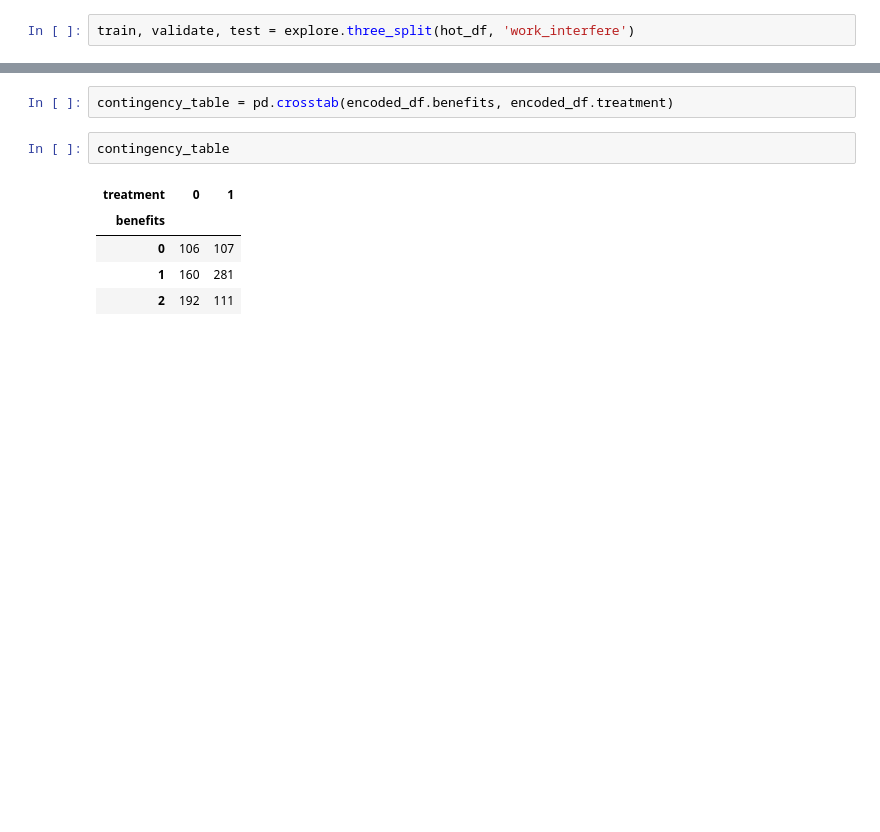
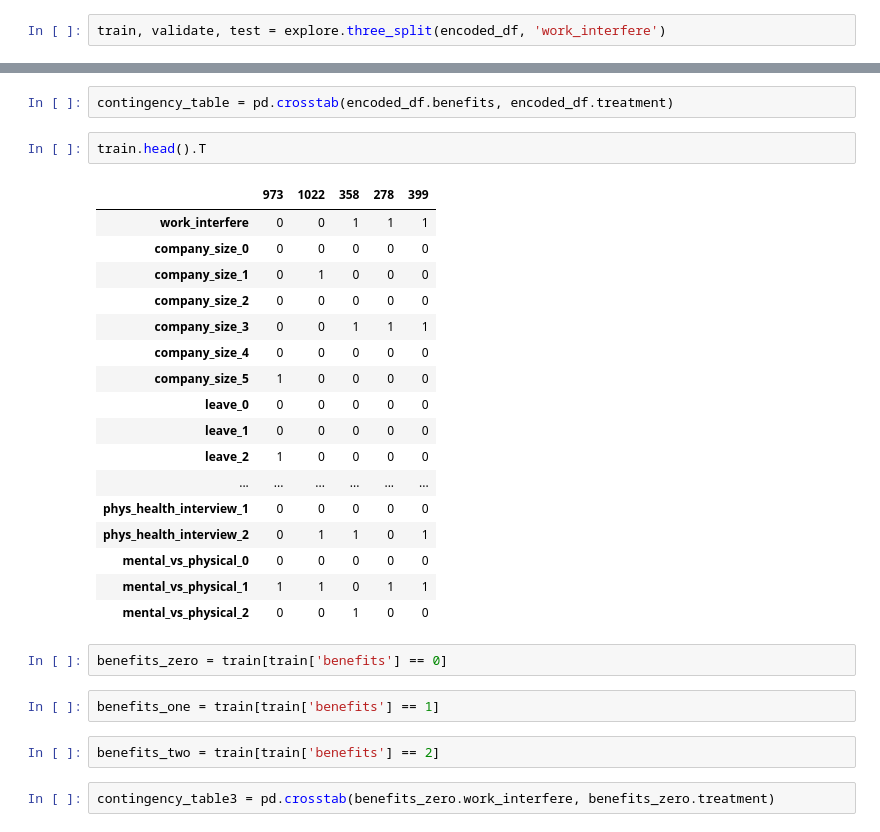
Before and after one commit to Mental-Health-In-Tech/tech-blues-capstone, a Jupyter notebook: Carls_notebook.ipynb, the cells around one changed output, grey strips where cells are left out. Cells and saved outputs as stored; diff of their text form; blank space fills up the shorter version.

```diff
--- a/Carls_notebook.ipynb
+++ b/Carls_notebook.ipynb
@@ -85,7 +85,7 @@ memory usage: 194.4+ KB
 # %%
 hot_df = tyler_explore.one_hot(encoded_df)
 # %%
-train, validate, test = explore.three_split(hot_df, 'work_interfere')
+train, validate, test = explore.three_split(encoded_df, 'work_interfere')
 # %%
 train.shape, validate.shape, test.shape
 # %% [output]
@@ -241,11 +241,31 @@ Does having benefits affect whether or not you seek treatment affect work interf
 - Ha = There is a difference between having benefits and whether or not treatment is sought.
 # %%
 contingency_table = pd.crosstab(encoded_df.benefits, encoded_df.treatment)
-# %%
-contingency_table
-# %% [output]
-| treatment | 0 | 1 |
-| benefits |  |  |
-| 0 | 106 | 107 |
-| 1 | 160 | 281 |
-| 2 | 192 | 111 |
+# %%
+train.head().T
+# %% [output]
+|  | 973 | 1022 | 358 | 278 | 399 |
+| work_interfere | 0 | 0 | 1 | 1 | 1 |
+| company_size_0 | 0 | 0 | 0 | 0 | 0 |
+| company_size_1 | 0 | 1 | 0 | 0 | 0 |
+| company_size_2 | 0 | 0 | 0 | 0 | 0 |
+| company_size_3 | 0 | 0 | 1 | 1 | 1 |
+| company_size_4 | 0 | 0 | 0 | 0 | 0 |
+| company_size_5 | 1 | 0 | 0 | 0 | 0 |
+| leave_0 | 0 | 0 | 0 | 0 | 0 |
+| leave_1 | 0 | 0 | 0 | 0 | 0 |
+| leave_2 | 1 | 0 | 0 | 0 | 0 |
+| ... | ... | ... | ... | ... | ... |
+| phys_health_interview_1 | 0 | 0 | 0 | 0 | 0 |
+| phys_health_interview_2 | 0 | 1 | 1 | 0 | 1 |
+| mental_vs_physical_0 | 0 | 0 | 0 | 0 | 0 |
+| mental_vs_physical_1 | 1 | 1 | 0 | 1 | 1 |
+| mental_vs_physical_2 | 0 | 0 | 1 | 0 | 0 |
+# %%
+benefits_zero = train[train['benefits'] == 0]
+# %%
+benefits_one = train[train['benefits'] == 1]
+# %%
+benefits_two = train[train['benefits'] == 2]
+# %%
+contingency_table3 = pd.crosstab(benefits_zero.work_interfere, benefits_zero.treatment)
```
Also changed, not shown: parts of 37 cells of this notebook.
